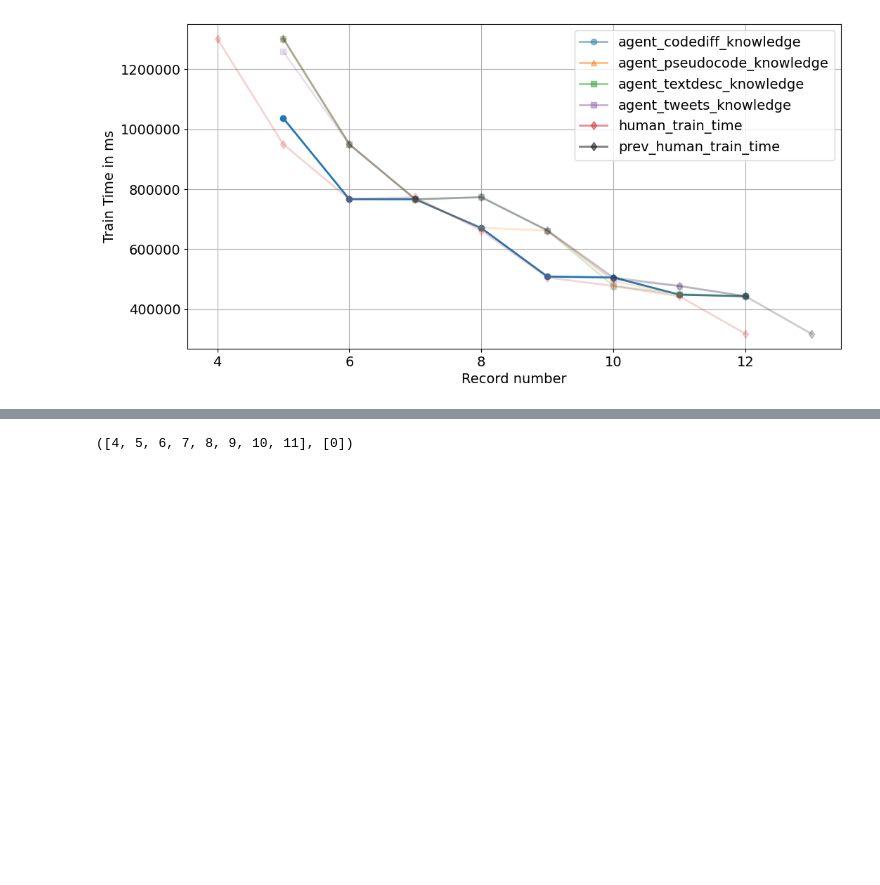
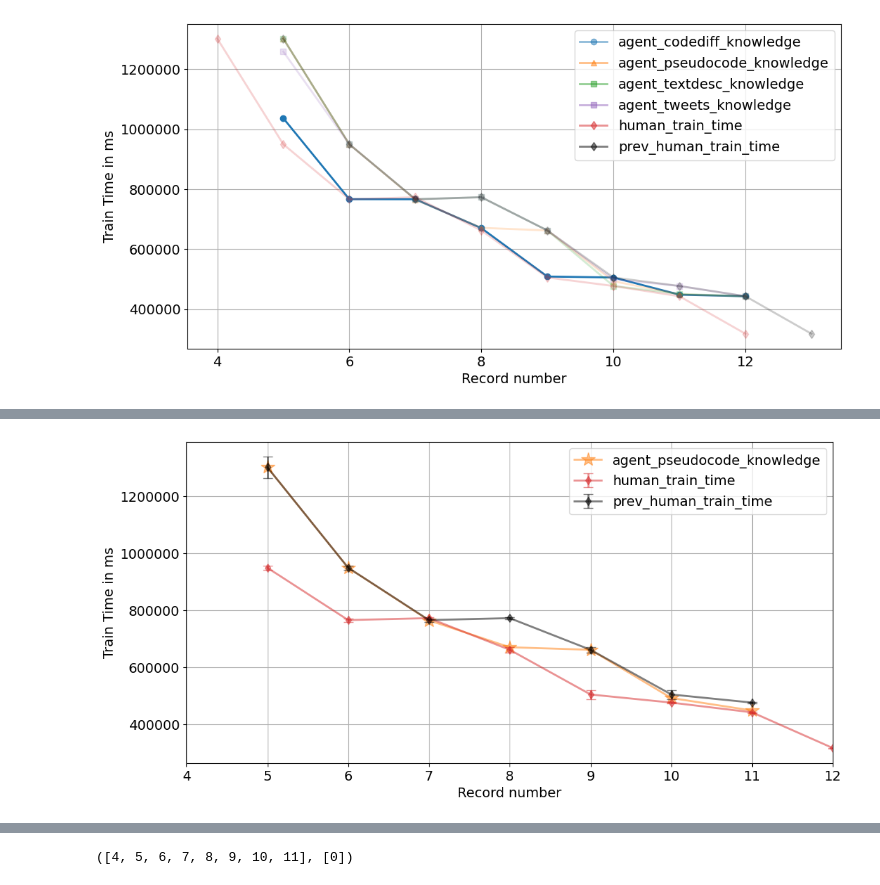
Before and after one commit to facebookresearch/llm-speedrunner, a Jupyter notebook: results.ipynb, the cells around one changed output, grey strips where cells are left out. Saved outputs shown, nothing was run; the diff lists cells and outputs as text; code cells hidden in the pictures; blank space fills up the shorter version.

```diff
--- a/results.ipynb
+++ b/results.ipynb
@@ -457,0 +582,43 @@ plt.savefig('codediff.jpg', dpi=100)
+# %%
+cmap = plt.get_cmap('tab10')
+fig, ax = plt.subplots()
+x_list = list(range(5, 12))
+
+# Convert human_std list to dict
+human_std_dict = {k: v for k, v in enumerate(human_std, start=4)}
+prev_human_std_dict = {k + 1: v for k, v in human_std_dict.items()}
+
+ax.plot(agent_l1_record.keys(), agent_l1_record.values(),
+        label='agent_pseudocode_knowledge',
+        color=cmap(1), linestyle='-', marker='*', linewidth=2, alpha=0.5, markersize=15)
+
+# Plot human train time with error bars
+ax.errorbar(new_human_train_time_dict.keys(), new_human_train_time_dict.values(),
+           yerr=[human_std_dict[k] for k in new_human_train_time_dict.keys()],
+           label='human_train_time',
+           color=cmap(3), linestyle='-', marker='d', linewidth=2, alpha=0.5,
+           capsize=5)
+
+# Plot previous human train time with shifted error bars
+prev_human_train_time_dict = {k + 1: v for k, v in human_train_time_dict.items()}
+del prev_human_train_time_dict[12]
+del prev_human_train_time_dict[13]
+ax.errorbar(prev_human_train_time_dict.keys(), prev_human_train_time_dict.values(),
+           yerr=[prev_human_std_dict[k] for k in prev_human_train_time_dict.keys()],
+           label='prev_human_train_time',
+           color='black', linestyle='-', marker='d', linewidth=2, alpha=0.5,
+           capsize=5)
+
+ax.set_xlabel('Record number')
+ax.set_ylabel('Train Time in ms')
+ax.grid()
+ax.legend()
+def plain_formatter(x, pos):
+    return f"{x:.0f}"
+ax.xaxis.set_major_formatter(ticker.FuncFormatter(plain_formatter))
+ax.yaxis.set_major_formatter(ticker.FuncFormatter(plain_formatter))
+ax.set_xlim(4, 12)  # Set x-axis limits to exclude 12 and 13
+
+plt.savefig('pseudocode_std.jpg', dpi=100)
+# %% [output]
+[figure, added]
```
Also changed, not shown: parts of 16 cells of this notebook.
